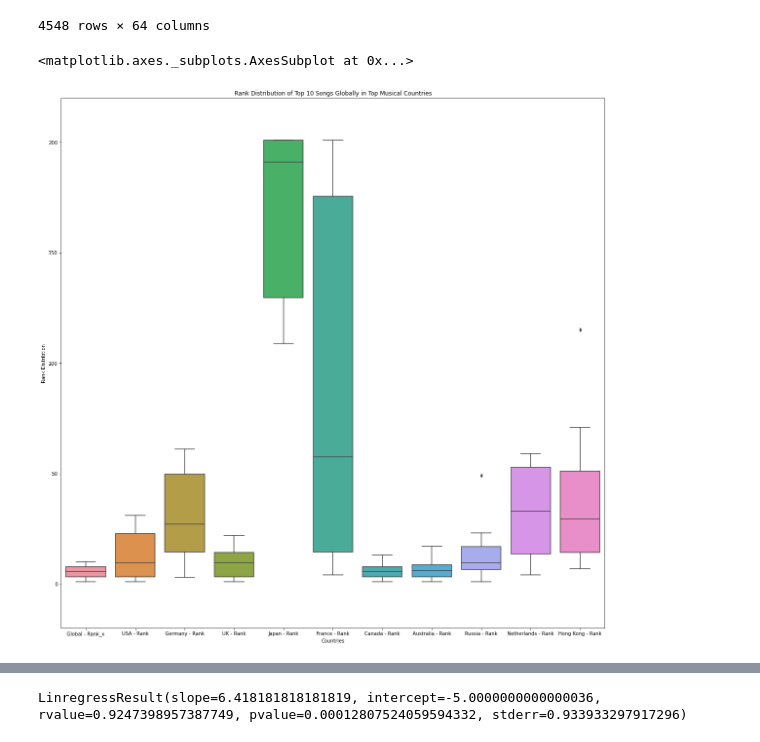
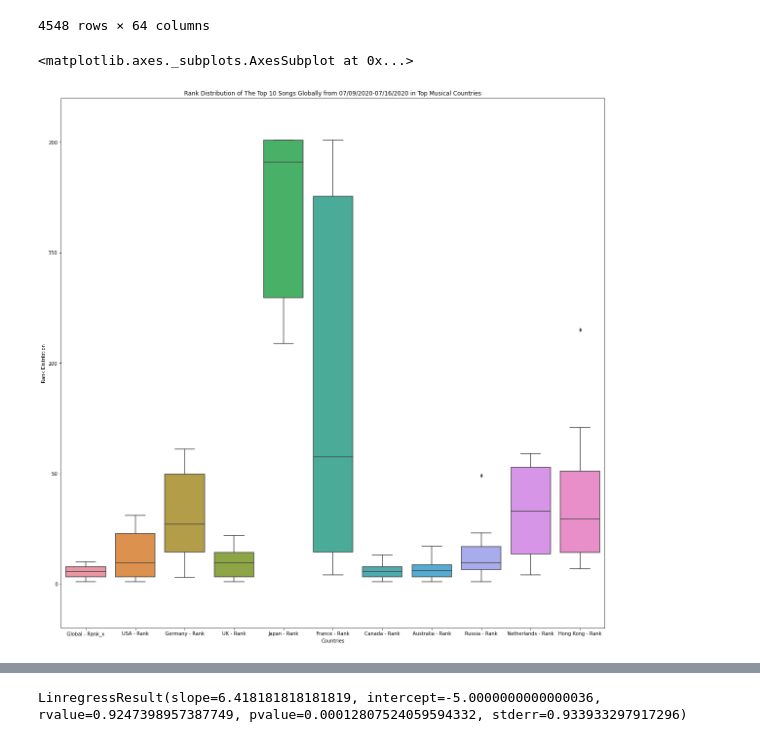
Before and after one commit to rlylecastro/project1, a Jupyter notebook: CountryComparison.ipynb, the cells around one changed output, grey strips where cells are left out. Drawn from its saved outputs; the diff is of its cells as text; code cells hidden in the pictures.

```diff
--- a/CountryComparison.ipynb
+++ b/CountryComparison.ipynb
@@ -143,36 +143,36 @@ total_chart_df
 # %%
 #Now that we have our data compiled and sorted, we can begin looking at it statistically
 
 #So I'm thinking that we have several questions we could examine...
 
 
 #We can look at the distribution of these songs compared to the global rankings in particular countries to see if it
 #there is a relation in terms of
 
 
 
 #getting data from top 10 songs on global playlist
 topsongs_df = total_chart_df.iloc[0:10]
 topsongs_df = topsongs_df.astype('int32')
-#topsongs_df
-#descriptor = topsongs_df.describe()
-#average = topsongs_df.mean(axis=1)
 
-#print(topsongs_df.corr())
-#choosing these countries based on article
+
+
+#choosing these countries based on article (https://www.usnews.com/news/best-countries/slideshows/top-10-most-musical-countries)
 df = topsongs_df[['Global - Rank_x', 'USA - Rank', 'Germany - Rank','UK - Rank', 'Japan - Rank', 'France - Rank',
                   'Canada - Rank', 'Australia - Rank', 'Russia - Rank', 'Netherlands - Rank','Hong Kong - Rank']]
 
+
+#plotting boxplot for comparison of country distributions to global
 plt.figure(figsize=(20,20))
-plt.title("Rank Distribution of Top 10 Songs Globally in Top Musical Countries")
+plt.title("Rank Distribution of The Top 10 Songs Globally from 07/09/2020-07/16/2020 in Top Musical Countries")
 plt.xlabel("Countries")
 plt.ylabel("Rank Distribtion")
 plt.ylim(-20,220)
 plt.xlim(-20,220)
 sns.boxplot(data=df)
 # %% [output]
 <matplotlib.axes._subplots.AxesSubplot at 0x...>
-[figure, old version]
+[figure, new version]
 # %%
 #based on the chart above, it appears that Canada, Australia, and the UK seem to have the strongest correlations.
 #Let's check.
```
Also changed, not shown: parts of 8 cells of this notebook.
